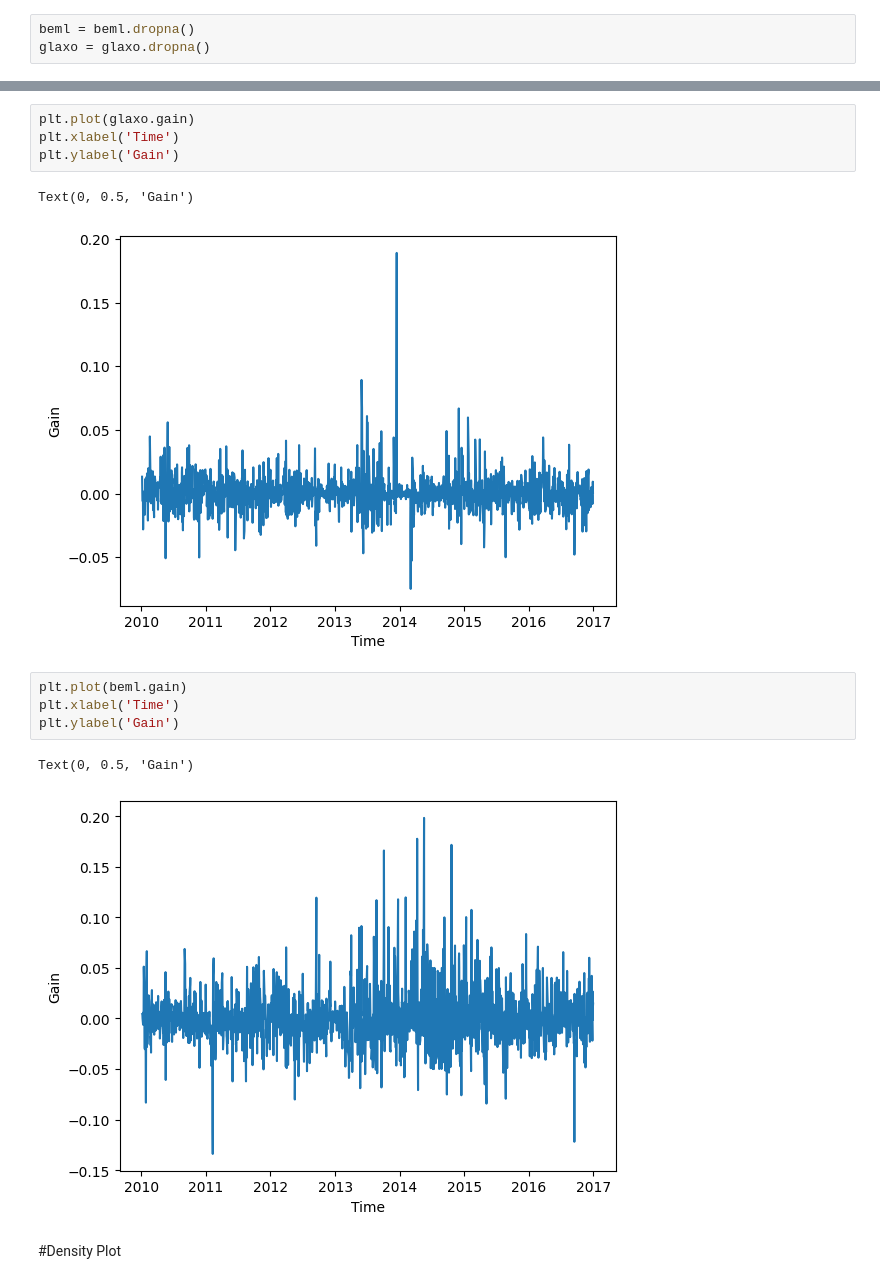
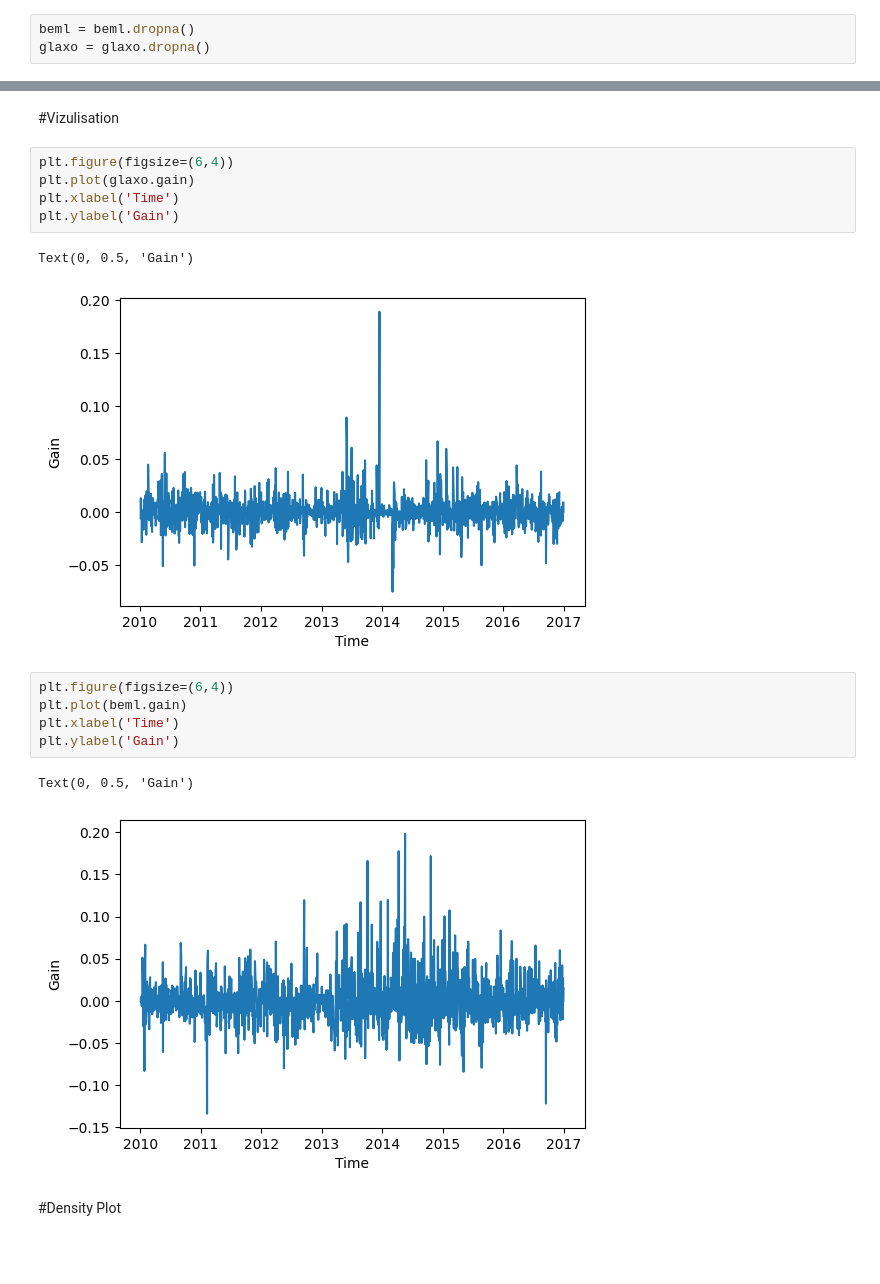
Before and after one commit to CM-007/DS_Python_SL, a Jupyter notebook: Normal_Distribution_Example_stockMarket.ipynb, the cells around one changed output, grey strips where cells are left out. Saved outputs shown, nothing was run; the diff lists cells and outputs as text; blank space fills up the shorter version.

```diff
--- a/Normal_Distribution_Example_stockMarket.ipynb
+++ b/Normal_Distribution_Example_stockMarket.ipynb
@@ -169,17 +169,21 @@ beml
+# %% [markdown]
+#Vizulisation
 # %%
+plt.figure(figsize=(6,4))
 plt.plot(glaxo.gain)
 plt.xlabel('Time')
 plt.ylabel('Gain')
 # %% [output]
 Text(0, 0.5, 'Gain')
-[figure, old version]
+[figure, new version]
 # %%
+plt.figure(figsize=(6,4))
 plt.plot(beml.gain)
 plt.xlabel('Time')
 plt.ylabel('Gain')
 # %% [output]
 Text(0, 0.5, 'Gain')
-[figure, old version]
+[figure, new version]
 # %% [markdown]
 #Density Plot
 # %%
```
Also changed, not shown: parts of 17 cells of this notebook.
